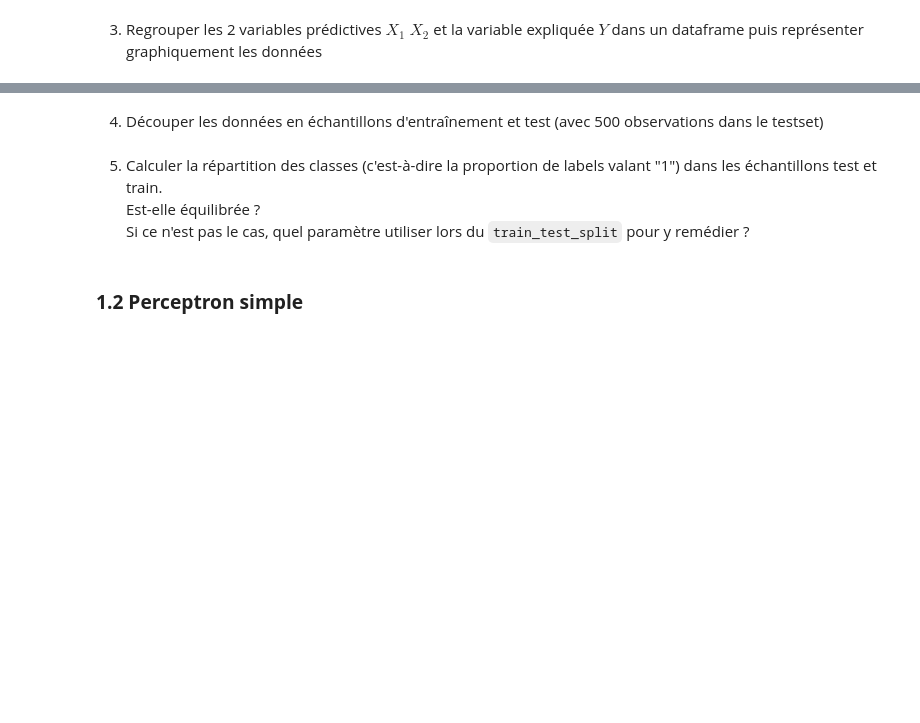
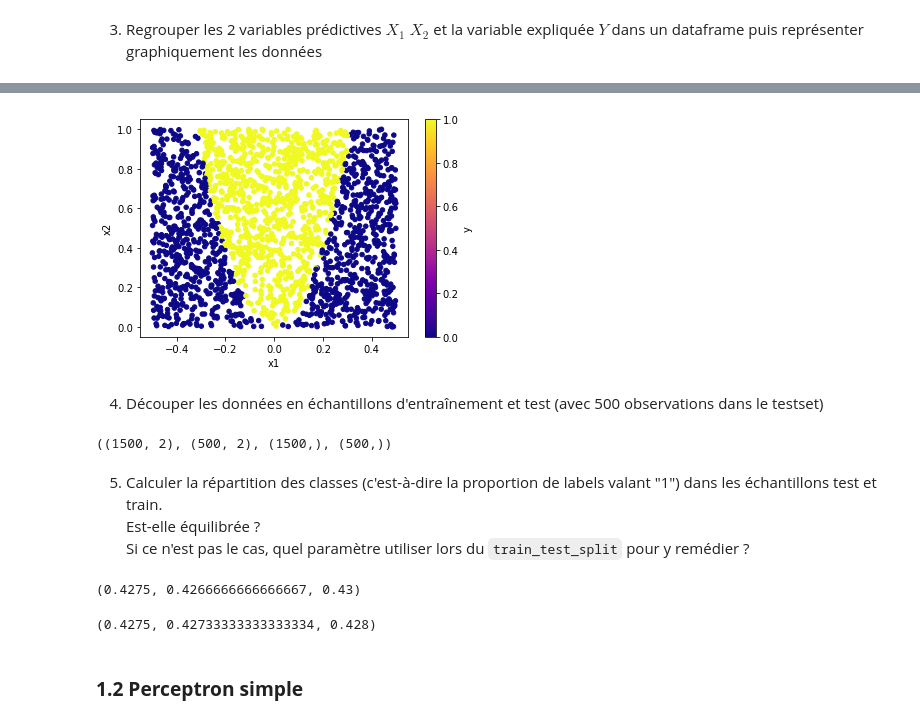
Before and after one commit to louiskuhn/IA-P2-Euskadi, a Jupyter notebook: Ressources/Deep Learning/Artificial Neural Network/perceptron.ipynb, the cells around one changed output, grey strips where cells are left out. Cells and saved outputs as stored; diff of their text form; code cells hidden in the pictures; blank space fills up the shorter version.

```diff
--- a/Ressources/Deep Learning/Artificial Neural Network/perceptron.ipynb
+++ b/Ressources/Deep Learning/Artificial Neural Network/perceptron.ipynb
@@ -12,3 +12,8 @@
 1. Générer :
 >- un vecteur aléatoire $X_1$ de 2000 observation à valeurs dans $[-0.5, 0.5]$
 >- un vecteur aléatoire $X_2$ de 2000 observation à valeurs dans $[0, 1]$
+# %%
+from numpy.random import random
+x1 = random(2000)-0.5
+x2 = random(2000)
+x1,x2
@@ -15,2 +25,4 @@
 # %% [markdown]
 2. Construire la variable label $Y$ de la manière suivante : $Y = 1$ si $0.1*X_2 > X_1²$ et 0 sinon
+# %%
+y = 1 * (x1**2-0.1*x2 < 0)
@@ -17,2 +34,6 @@
 # %% [markdown]
 3. Regrouper les 2 variables prédictives $X_1$ $X_2$ et la variable expliquée $Y$ dans un dataframe puis représenter graphiquement les données
+# %%
+import pandas as pd
+df = pd.DataFrame({'x1':x1, 'x2':x2, 'y':y})
+df.head()
@@ -19,9 +47,31 @@
+# %%
+import matplotlib.pyplot as plt
+fig, ax = plt.subplots()
+df.plot.scatter(x='x1',  y='x2', c='y', colormap='plasma', ax=ax);
+# %% [output]
+[figure, added]
 # %% [markdown]
 4. Découper les données en échantillons d'entraînement et test (avec 500 observations dans le testset)
+# %%
+from sklearn.model_selection import train_test_split
+X = df.drop('y', axis=1)
+X_train, X_test, y_train, y_test = train_test_split(X, y, test_size=500)
+X_train.shape, X_test.shape, y_train.shape, y_test.shape
+# %% [output]
+((1500, 2), (500, 2), (1500,), (500,))
 # %% [markdown]
 5. Calculer la répartition des classes (c'est-à-dire la proportion de labels valant "1") dans les échantillons test et train.
 Est-elle équilibrée ?
 Si ce n'est pas le cas, quel paramètre utiliser lors du `train_test_split` pour y remédier ?
+# %%
+np.mean(y), np.mean(y_train), np.mean(y_test)
+# %% [output]
+(0.4275, 0.4266666666666667, 0.43)
+# %%
+X_train, X_test, y_train, y_test = train_test_split(X, y, test_size=500, stratify=y)
+np.mean(y), np.mean(y_train), np.mean(y_test)
+# %% [output]
+(0.4275, 0.42733333333333334, 0.428)
 # %% [markdown]
 ### **1.2 Perceptron simple**
 # %% [markdown]
```
Also changed, not shown: parts of 31 cells of this notebook.
